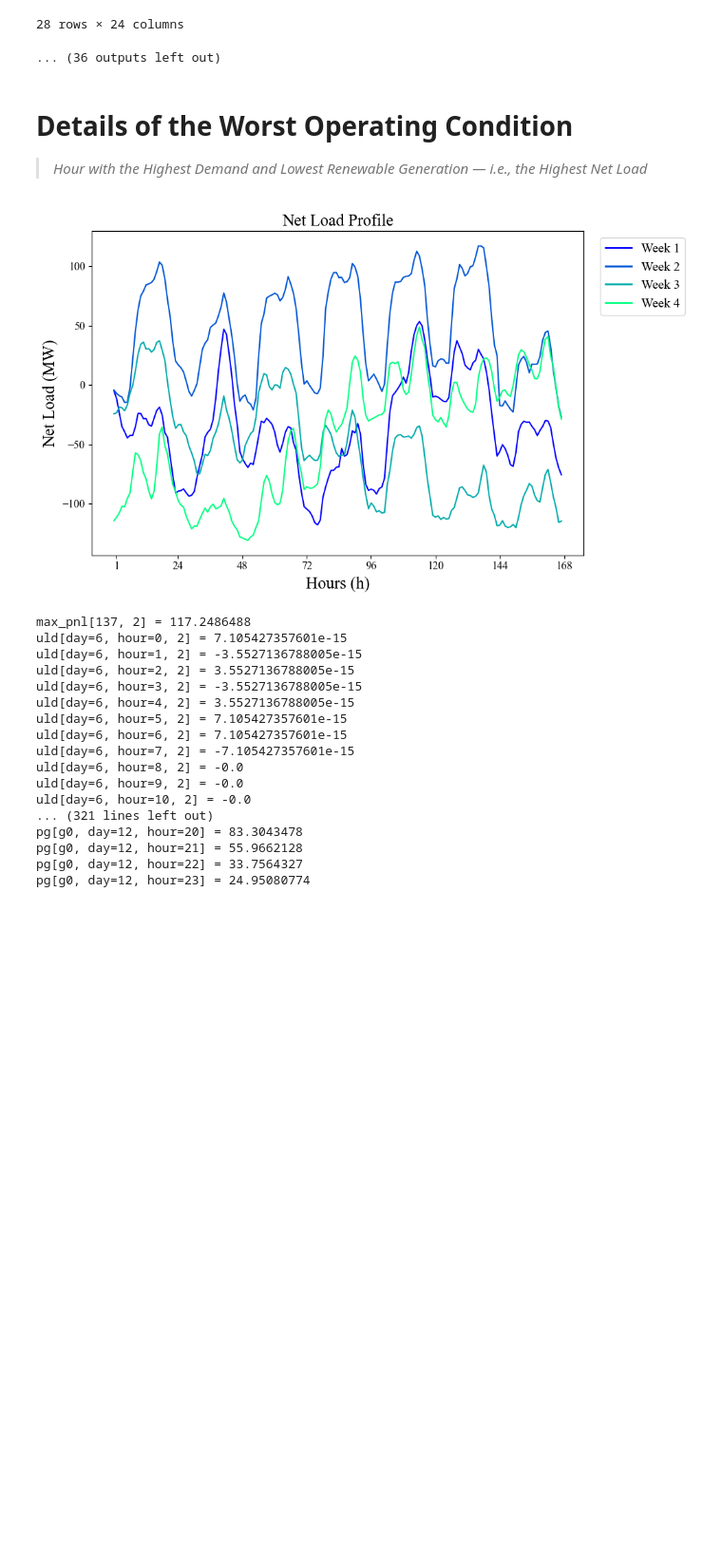
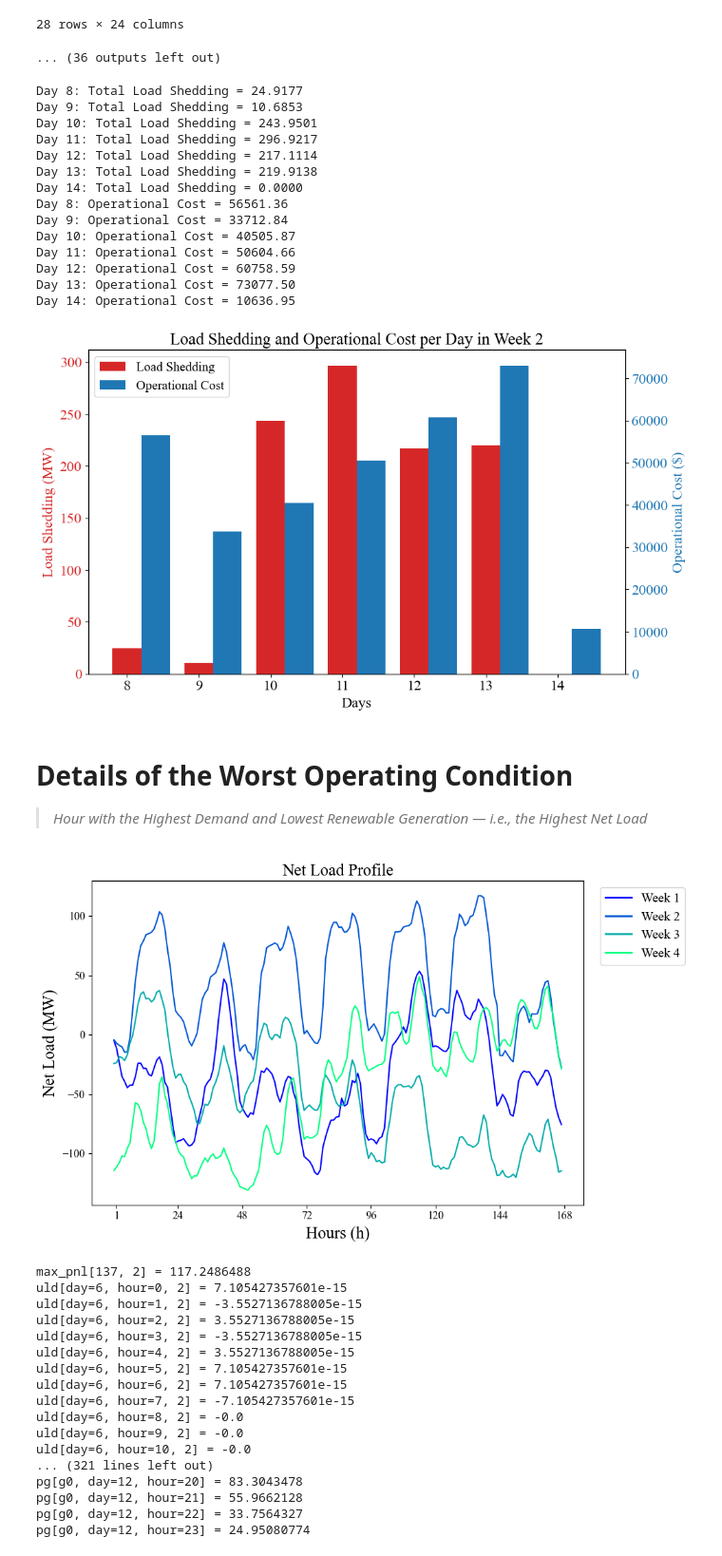
Before and after one commit to sanaz-mahmoudi/sanazmahmoudi, a Jupyter notebook: OperationUnderAbnormalConditions.ipynb, the cells around one changed output. Shown at 95% size. Saved outputs shown, nothing was run; the diff lists cells and outputs as text; code cells hidden in the pictures; blank space fills up the shorter version.

```diff
--- a/OperationUnderAbnormalConditions.ipynb
+++ b/OperationUnderAbnormalConditions.ipynb
@@ -665,6 +665,85 @@ Demand Shedding: 2
 | 27 | -7.105427e-15 | 3.552714e-15 | 3.552714e-15 | -7.105427e-15 | -0.000000e+00 | 1.421085e-14 | -0.000000e+00 | -0.000000e+00 | 1.421085e-14 | -0.000000e+00 | ... | ... |
 28 rows × 24 columns
 ... (36 outputs left out)
+# %%
+td_list = list(m.td)  # List of day keys
+th_list = list(m.th)  # List of hour keys
+week2_day_keys = td_list[7:14]
+
+# For node 2, print the load shedding at the max net load time
+daily_uld_bus2 = {}
+
+for td in week2_day_keys:
+    total_uld = sum(m.uld[td, th, 2].value for th in th_list)
+    daily_uld_bus2[td] = total_uld
+    print(f"Day {td+1}: Total Load Shedding = {total_uld:.4f}")
+
+# For each generator g in the model, print the generation at the max net load time
+week2_daily_cost = {}
+
+for td in week2_day_keys:
+    total_cost = 0
+    for g in m.g:
+        for th in m.th:
+            unit_cost = gen['o_cost'][g]
+            pg_val = m.pg[g, td, th].value
+            total_cost += unit_cost * pg_val
+    week2_daily_cost[td] = total_cost
+    print(f"Day {td+1}: Operational Cost = {total_cost:.2f}")
+
+# Convert dictionaries to sorted lists
+days = [td + 1 for td in week2_day_keys]  # For labeling (Day 8–14 if indexing from 0)
+load_shedding_vals = [daily_uld_bus2[td] for td in week2_day_keys]
+op_cost_vals = [week2_daily_cost[td] for td in week2_day_keys]
+
+# Create figure and axis
+fig, ax1 = plt.subplots(figsize=(10, 6))
+
+# Plot Load Shedding (left axis)
+color1 = 'tab:red'
+ax1.set_xlabel('Days', fontsize=16)
+ax1.set_ylabel('Load Shedding (MW)', color=color1, fontsize=16)
+bar1 = ax1.bar(days, load_shedding_vals, width=0.4, label='Load Shedding', color=color1, align='center')
+ax1.tick_params(axis='y', labelcolor=color1, labelsize=16)
+ax1.set_xticks(days)
+ax1.tick_params(axis='x', labelsize=16)
+
+# Create second y-axis for Operational Cost
+ax2 = ax1.twinx()
+color2 = 'tab:blue'
+ax2.set_ylabel('Operational Cost ($)', color=color2, fontsize=16)
+bar2 = ax2.bar([d + 0.4 for d in days], op_cost_vals, width=0.4, label='Operational Cost', color=color2, align='center')
+ax2.tick_params(axis='y', labelcolor=color2, labelsize=16)
+
+# Title and layout
+plt.title('Load Shedding and Operational Cost per Day in Week 2', fontsize=18)
+fig.tight_layout()
+from matplotlib.patches import Patch
+# Legend (combined from both axes)
+legend_patches = [
+    Patch(facecolor=color1, label='Load Shedding'),
+    Patch(facecolor=color2, label='Operational Cost')
+]
+
+plt.legend(handles=legend_patches, loc='upper left', fontsize=14)
+
+plt.show()
+# %% [output]
+Day 8: Total Load Shedding = 24.9177
+Day 9: Total Load Shedding = 10.6853
+Day 10: Total Load Shedding = 243.9501
+Day 11: Total Load Shedding = 296.9217
+Day 12: Total Load Shedding = 217.1114
+Day 13: Total Load Shedding = 219.9138
+Day 14: Total Load Shedding = 0.0000
+Day 8: Operational Cost = 56561.36
+Day 9: Operational Cost = 33712.84
+Day 10: Operational Cost = 40505.87
+Day 11: Operational Cost = 50604.66
+Day 12: Operational Cost = 60758.59
+Day 13: Operational Cost = 73077.50
+Day 14: Operational Cost = 10636.95
+[figure, added]
 # %% [markdown]
 # Details of the Worst Operating Condition
 
```
